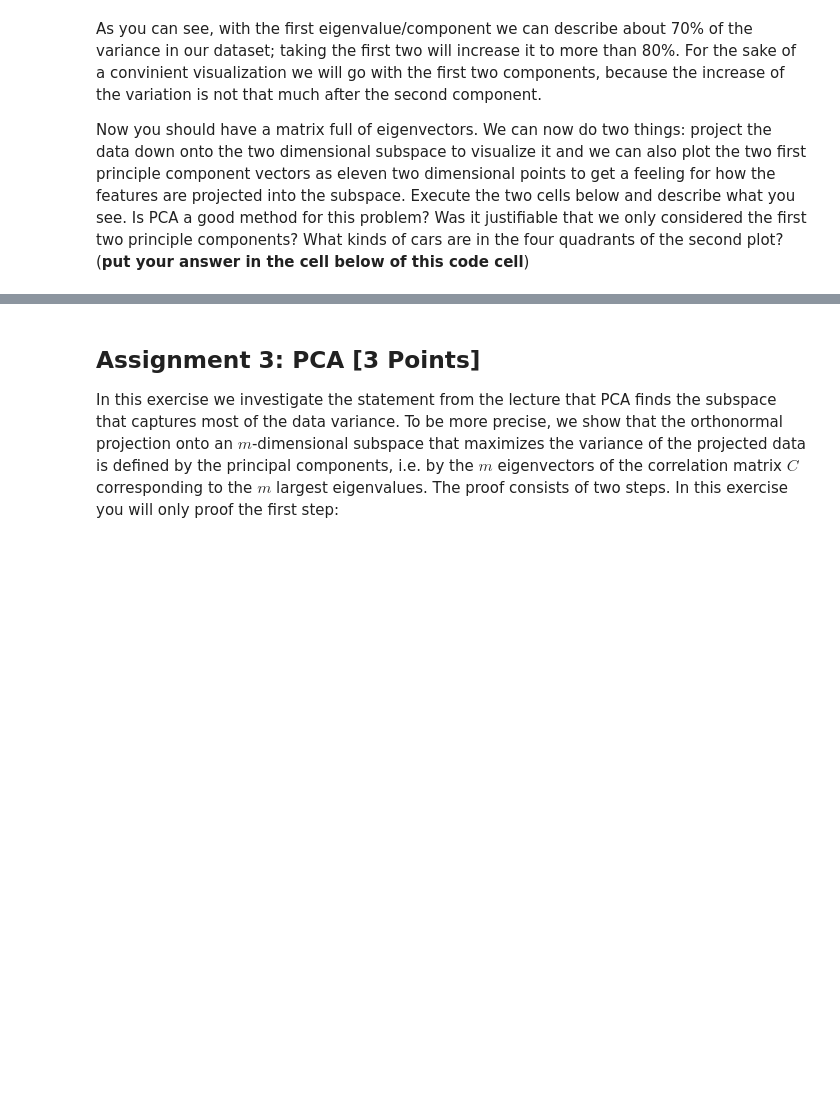
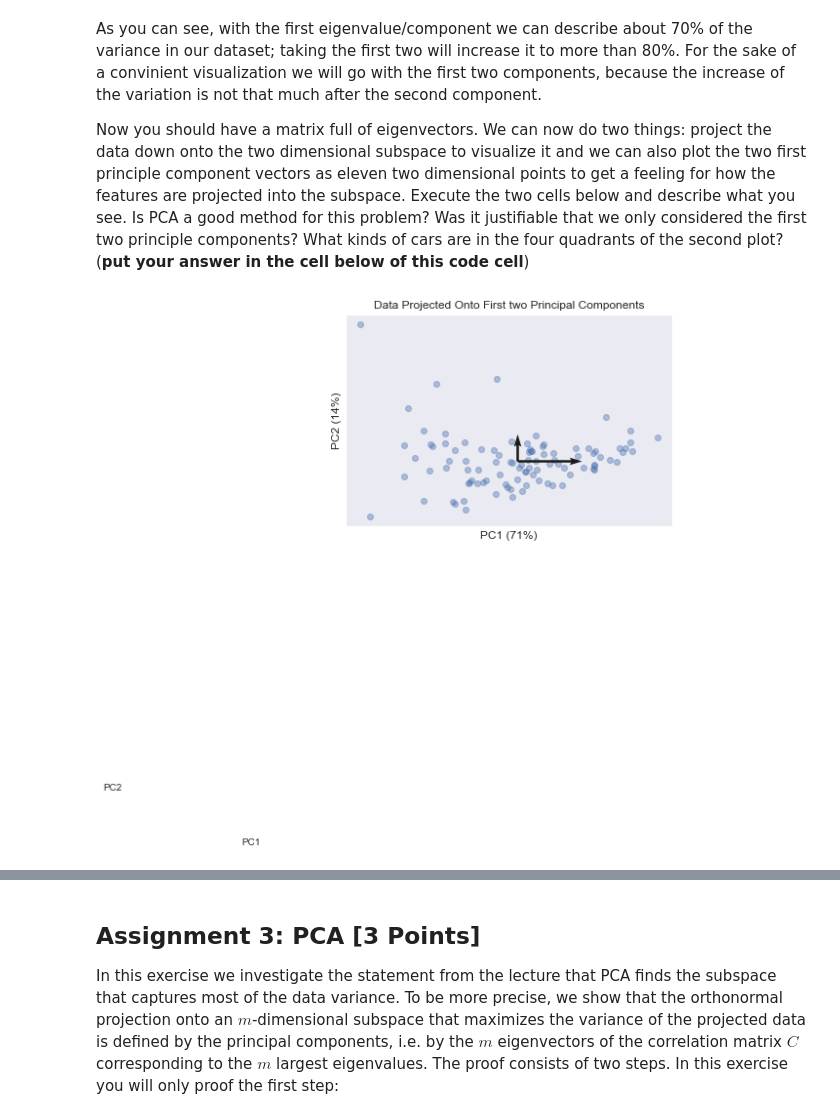
Before and after one commit to MagMueller/MLHW, a Jupyter notebook: Sheet_05_Magnus/Sheet 05/sheet05.ipynb, the cells around one changed output, grey strips where cells are left out. Saved outputs shown, nothing was run; the diff lists cells and outputs as text; code cells hidden in the pictures; blank space fills up the shorter version.

```diff
--- a/Sheet_05_Magnus/Sheet 05/sheet05.ipynb
+++ b/Sheet_05_Magnus/Sheet 05/sheet05.ipynb
@@ -138,0 +226,2 @@ Execute the cells below and decide about an efficient number of principal compon
+# %%
+var_exp = eigenval/eigenval.sum() * 100
@@ -138,0 +237,2 @@ Execute the cells below and decide about an efficient number of principal compon
+# %%
+cars_norm = X
@@ -140,6 +258,35 @@ Execute the cells below and decide about an efficient number of principal compon
 As you can see, with the first eigenvalue/component we can describe about 70% of the variance in our dataset; taking the first two will increase it to more than 80%. For the sake of a convinient visualization we will go with the first two components, because the increase of the variation is not that much after the second component.
 
 Now you should have a matrix full of eigenvectors. We can now do two things: project the data down onto the two dimensional subspace to visualize it and we can also plot the two first principle component vectors as eleven two dimensional points to get a feeling for how the features are projected into the subspace. Execute the two cells below and describe what you see. Is PCA a good method for this problem? Was it justifiable that we only considered the first two principle components? What kinds of cars are in the four quadrants of the second plot? (**put your answer in the cell below of this code cell**)
+# %%
+%matplotlib inline
+import matplotlib.pyplot as plt
+
+
+# Project the data down into the two dimensional subspace
+proj = cars_norm @ eigenvec[:,:2]
+
+# Plot projected data
+plt.title('Data Projected Onto First two Principal Components')
+plt.xticks([])
+plt.yticks([])
+plt.xlabel('PC1 ({}%)'.format(round(var_exp[0])))
+plt.ylabel('PC2 ({}%)'.format(round(var_exp[1])))
+plt.scatter(proj[0], proj[1], alpha=.4) # I changed this line
+
+# Plot the PC Vectors
+# Project them and scale them by the standard deviation.
+eigenvec_p = eigenvec.T @ eigenvec * np.sqrt(eigenval)
+origin = np.mean(proj, axis=0)
+
+plt.quiver(*origin, eigenvec_p[0,0], eigenvec_p[0,1], angles='xy', scale_units='xy', scale=1)
+plt.quiver(*origin, eigenvec_p[1,0], eigenvec_p[1,1], angles='xy', scale_units='xy', scale=1)
+
+
+plt.text(-12,-17.5, 'PC1')
+plt.text(-18,-15, 'PC2');
+# %% [output]
+[figure, added]
 # %%
 %matplotlib inline
 import matplotlib.pyplot as plt
```
Also changed, not shown: parts of 26 cells of this notebook.
